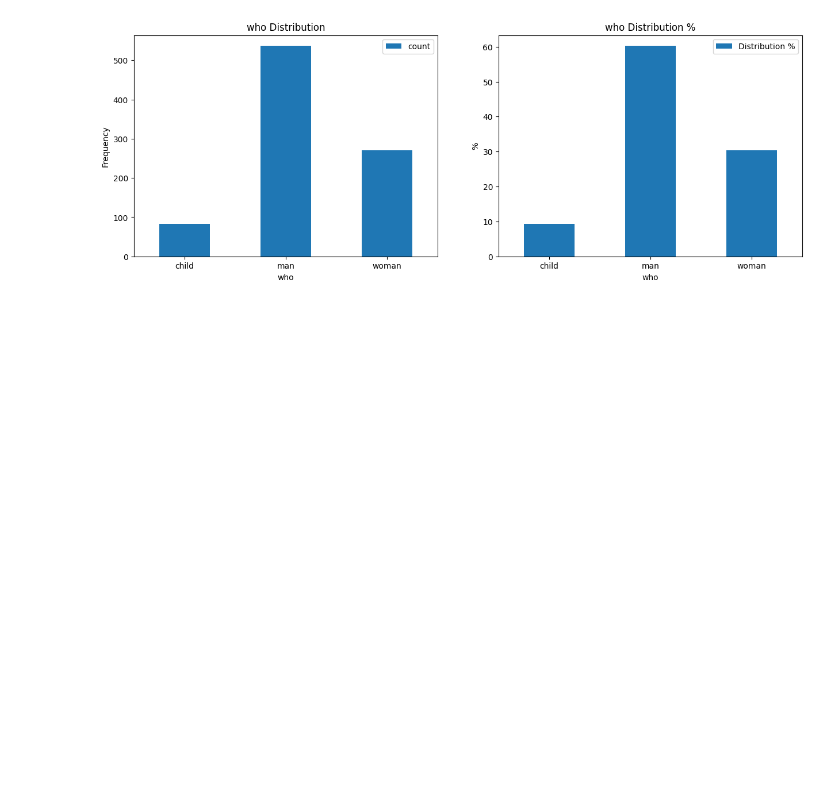
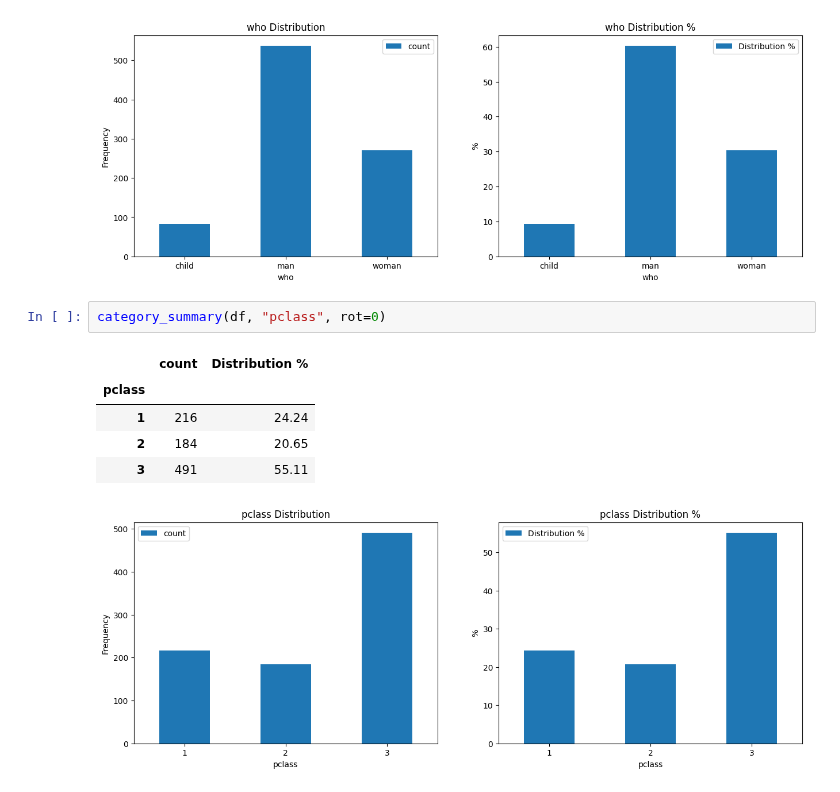
Before and after one commit to 0xdomyz/python_collection, a Jupyter notebook: data/analysis/category_summary.ipynb, the cells around one changed output. Cells and saved outputs as stored; diff of their text form; blank space fills up the shorter version.

```diff
--- a/data/analysis/category_summary.ipynb
+++ b/data/analysis/category_summary.ipynb
@@ -50,3 +65,12 @@ category_summary(df, "who", rot=0)
 | man | 537 | 60.27 |
 | woman | 271 | 30.42 |
 [figure]
+# %%
+category_summary(df, "pclass", rot=0)
+# %% [output]
+|  | count | Distribution % |
+| pclass |  |  |
+| 1 | 216 | 24.24 |
+| 2 | 184 | 20.65 |
+| 3 | 491 | 55.11 |
+[figure, added]
```
Also changed, not shown: parts of 3 cells of this notebook, 3 other files.
